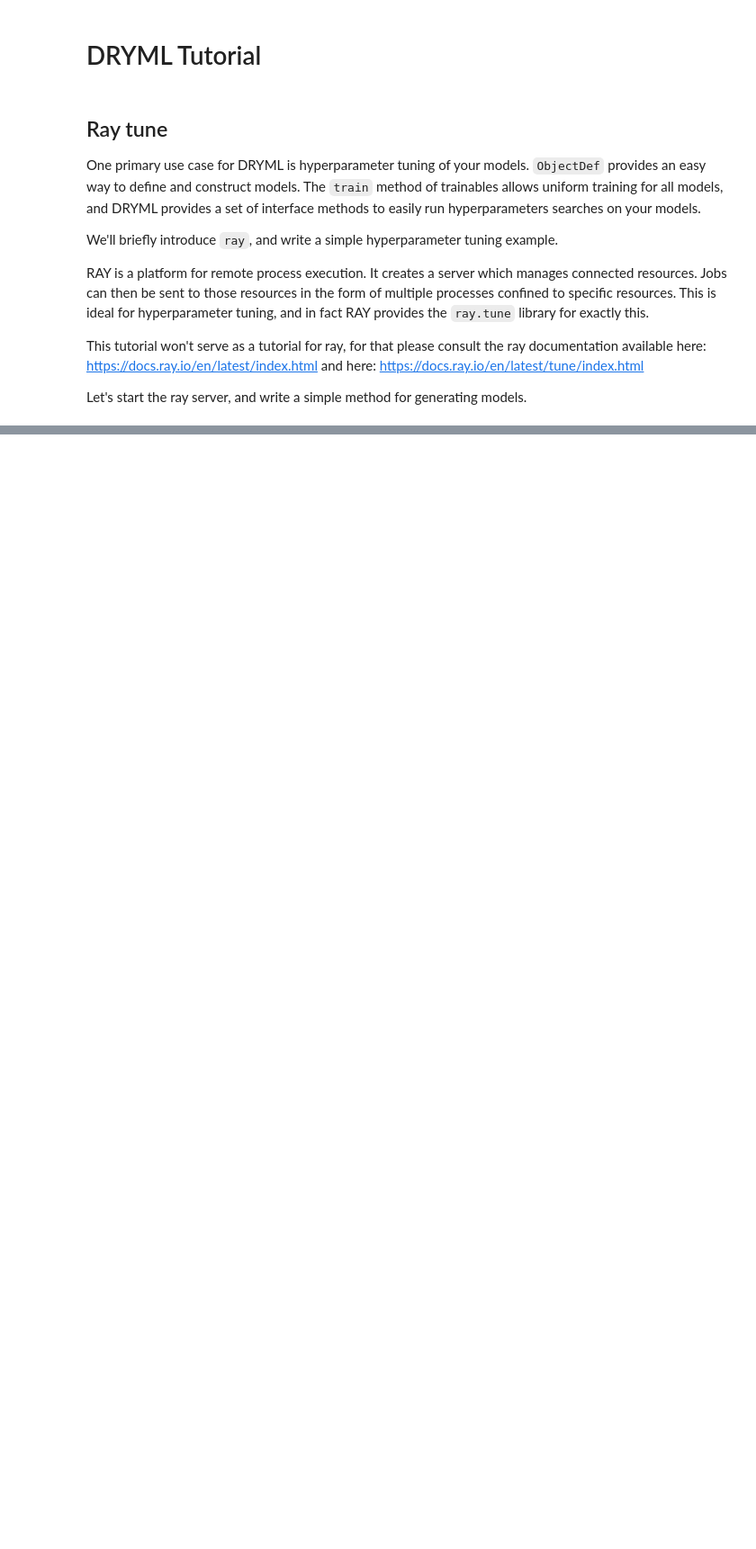
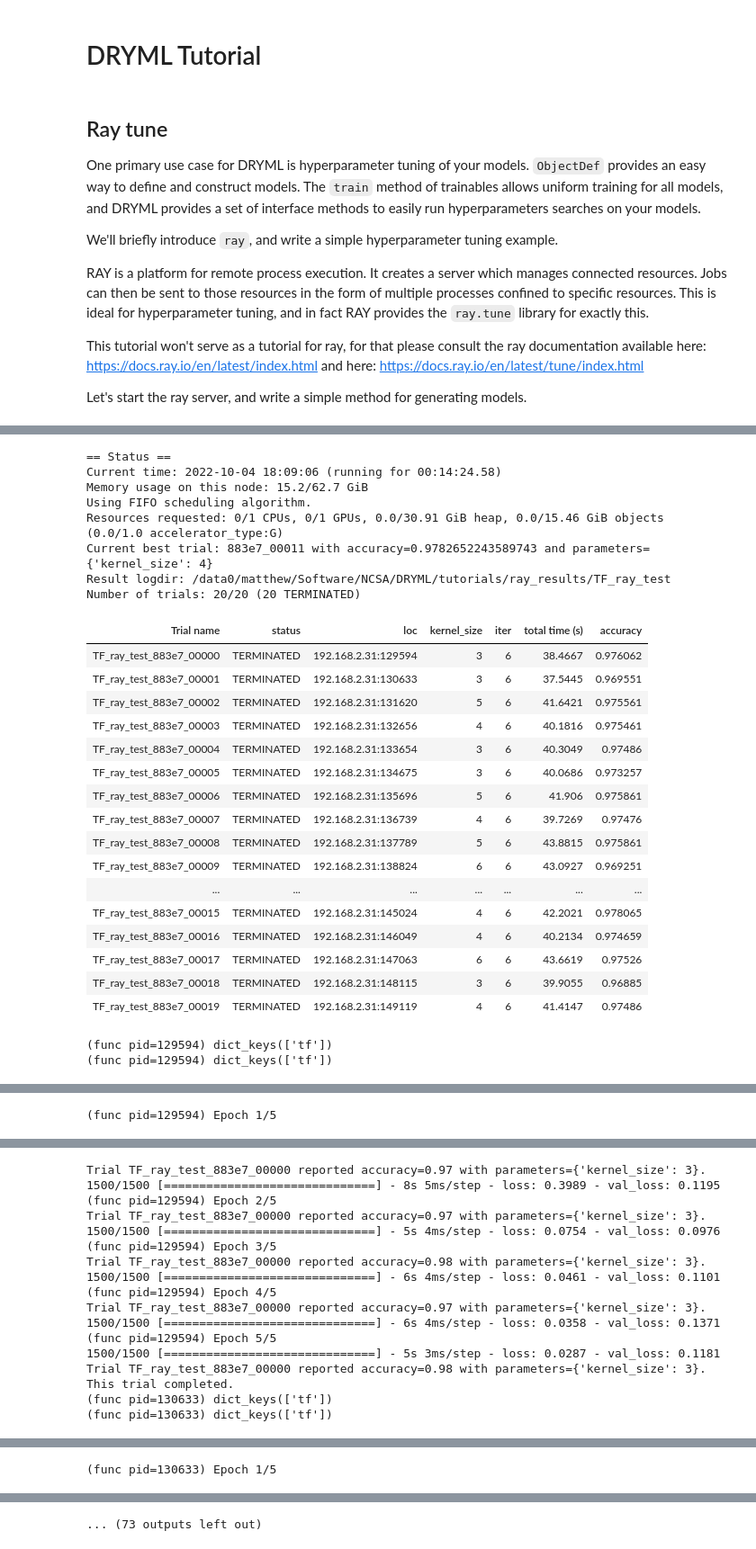
Before and after one commit to ncsa/DRYML, a Jupyter notebook: tutorials/DRYML Tutorial 5 - Hyperparameter Tuning with Ray.ipynb, the cells around one changed output, grey strips where cells are left out. Shown: that part at 90% size. Drawn from its saved outputs; the diff is of its cells as text; code cells hidden in the pictures; blank space fills up the shorter version.

Commit message:
Add first version of tune tutorial

```diff
--- a/tutorials/DRYML Tutorial 5 - Hyperparameter Tuning with Ray.ipynb
+++ b/tutorials/DRYML Tutorial 5 - Hyperparameter Tuning with Ray.ipynb
@@ -24,0 +234,4 @@ def model_def_gen(params):
+# %%
+# Now we can start the tune experiment.
+results = tuner.fit()
+# %% [output]
@@ -24,0 +239,27 @@ def model_def_gen(params):
+== Status ==
+Current time: 2022-10-04 18:09:06 (running for 00:14:24.58)
+Memory usage on this node: 15.2/62.7 GiB
+Using FIFO scheduling algorithm.
+Resources requested: 0/1 CPUs, 0/1 GPUs, 0.0/30.91 GiB heap, 0.0/15.46 GiB objects (0.0/1.0 accelerator_type:G)
+Current best trial: 883e7_00011 with accuracy=0.9782652243589743 and parameters={'kernel_size': 4}
+Result logdir: /data0/matthew/Software/NCSA/DRYML/tutorials/ray_results/TF_ray_test
+Number of trials: 20/20 (20 TERMINATED)
+| Trial name | status | loc | kernel_size | iter | total time (s) | accuracy |
+| TF_ray_test_883e7_00000 | TERMINATED | 192.168.2.31:129594 | 3 | 6 | 38.4667 | 0.976062 |
+| TF_ray_test_883e7_00001 | TERMINATED | 192.168.2.31:130633 | 3 | 6 | 37.5445 | 0.969551 |
+| TF_ray_test_883e7_00002 | TERMINATED | 192.168.2.31:131620 | 5 | 6 | 41.6421 | 0.975561 |
+| TF_ray_test_883e7_00003 | TERMINATED | 192.168.2.31:132656 | 4 | 6 | 40.1816 | 0.975461 |
+| TF_ray_test_883e7_00004 | TERMINATED | 192.168.2.31:133654 | 3 | 6 | 40.3049 | 0.97486 |
+| TF_ray_test_883e7_00005 | TERMINATED | 192.168.2.31:134675 | 3 | 6 | 40.0686 | 0.973257 |
+| TF_ray_test_883e7_00006 | TERMINATED | 192.168.2.31:135696 | 5 | 6 | 41.906 | 0.975861 |
+| TF_ray_test_883e7_00007 | TERMINATED | 192.168.2.31:136739 | 4 | 6 | 39.7269 | 0.97476 |
+| TF_ray_test_883e7_00008 | TERMINATED | 192.168.2.31:137789 | 5 | 6 | 43.8815 | 0.975861 |
+| TF_ray_test_883e7_00009 | TERMINATED | 192.168.2.31:138824 | 6 | 6 | 43.0927 | 0.969251 |
+| ... | ... | ... | ... | ... | ... | ... |
+| TF_ray_test_883e7_00015 | TERMINATED | 192.168.2.31:145024 | 4 | 6 | 42.2021 | 0.978065 |
+| TF_ray_test_883e7_00016 | TERMINATED | 192.168.2.31:146049 | 4 | 6 | 40.2134 | 0.974659 |
+| TF_ray_test_883e7_00017 | TERMINATED | 192.168.2.31:147063 | 6 | 6 | 43.6619 | 0.97526 |
+| TF_ray_test_883e7_00018 | TERMINATED | 192.168.2.31:148115 | 3 | 6 | 39.9055 | 0.96885 |
+| TF_ray_test_883e7_00019 | TERMINATED | 192.168.2.31:149119 | 4 | 6 | 41.4147 | 0.97486 |
+(func pid=129594) dict_keys(['tf'])
+(func pid=129594) dict_keys(['tf'])
@@ -24,0 +267 @@ def model_def_gen(params):
+(func pid=129594) Epoch 1/5
@@ -24,0 +269,16 @@ def model_def_gen(params):
+Trial TF_ray_test_883e7_00000 reported accuracy=0.97 with parameters={'kernel_size': 3}.
+1500/1500 [==============================] - 8s 5ms/step - loss: 0.3989 - val_loss: 0.1195
+(func pid=129594) Epoch 2/5
+Trial TF_ray_test_883e7_00000 reported accuracy=0.97 with parameters={'kernel_size': 3}.
+1500/1500 [==============================] - 5s 4ms/step - loss: 0.0754 - val_loss: 0.0976
+(func pid=129594) Epoch 3/5
+Trial TF_ray_test_883e7_00000 reported accuracy=0.98 with parameters={'kernel_size': 3}.
+1500/1500 [==============================] - 6s 4ms/step - loss: 0.0461 - val_loss: 0.1101
+(func pid=129594) Epoch 4/5
+Trial TF_ray_test_883e7_00000 reported accuracy=0.97 with parameters={'kernel_size': 3}.
+1500/1500 [==============================] - 6s 4ms/step - loss: 0.0358 - val_loss: 0.1371
+(func pid=129594) Epoch 5/5
+1500/1500 [==============================] - 5s 3ms/step - loss: 0.0287 - val_loss: 0.1181
+Trial TF_ray_test_883e7_00000 reported accuracy=0.98 with parameters={'kernel_size': 3}. This trial completed.
+(func pid=130633) dict_keys(['tf'])
+(func pid=130633) dict_keys(['tf'])
@@ -24,0 +286 @@ def model_def_gen(params):
+(func pid=130633) Epoch 1/5
@@ -24,0 +305 @@ def model_def_gen(params):
+... (73 outputs left out)
```
Also changed, not shown: parts of 15 cells of this notebook.
